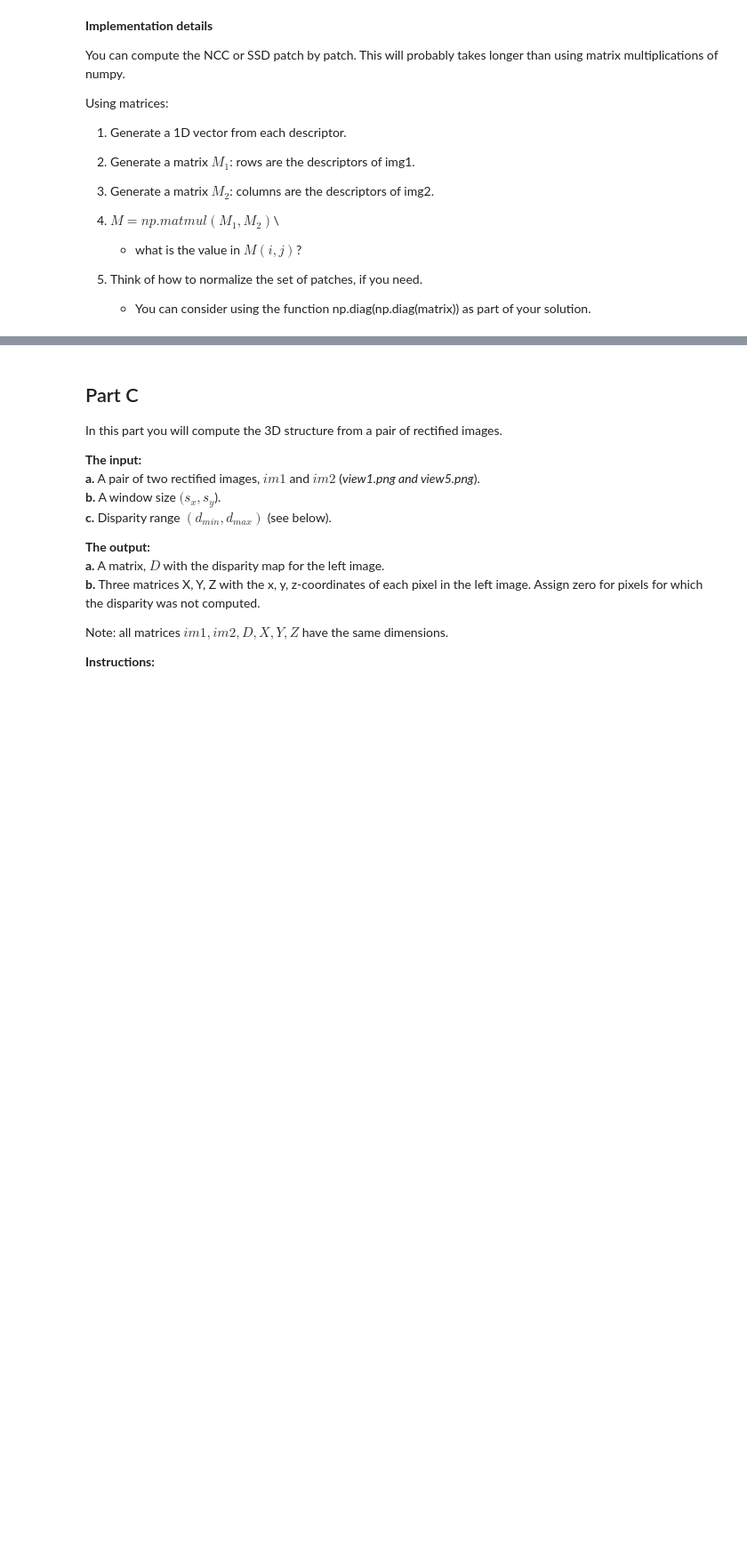
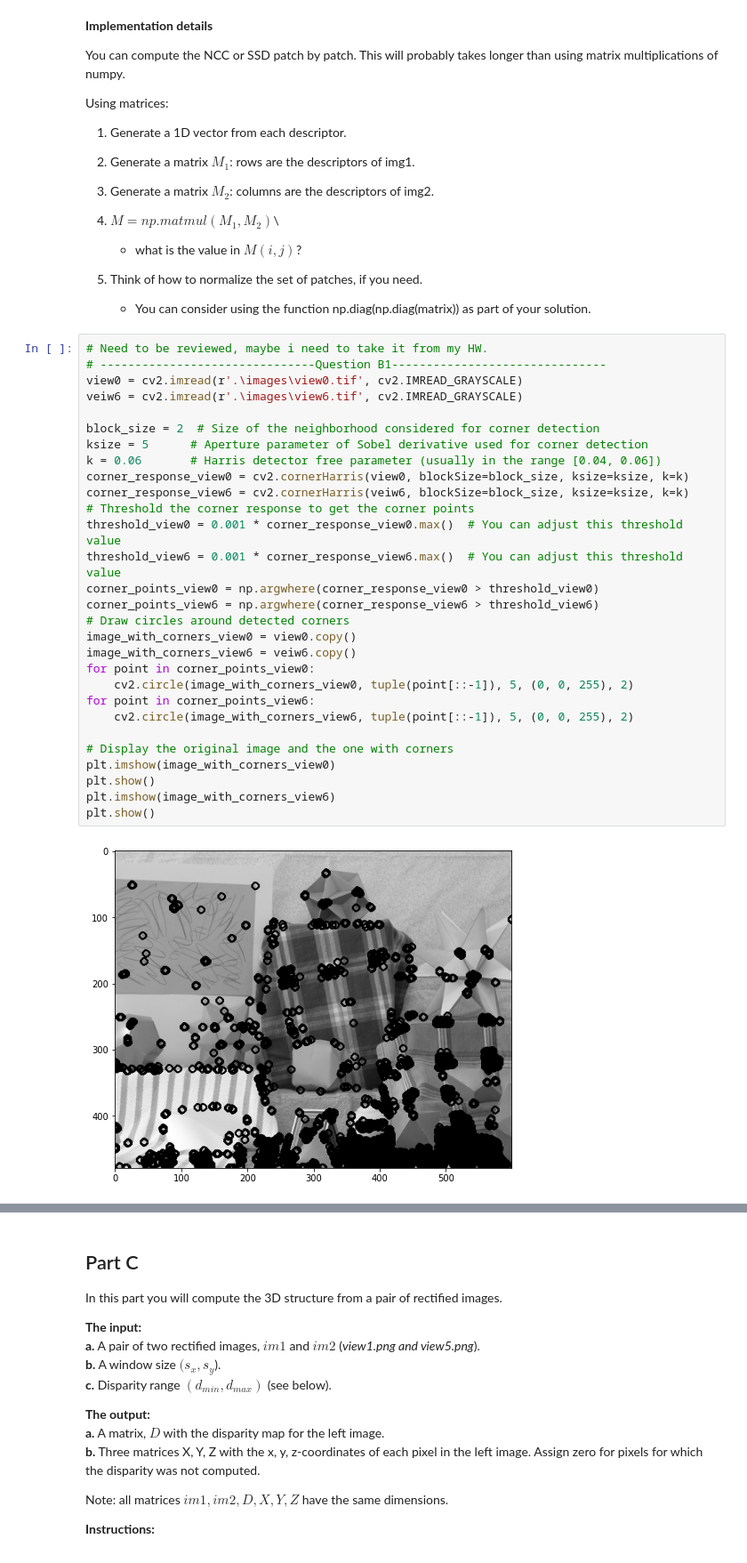
Before and after one commit to YaffeOmer/Computer-Vision-HW2, a Jupyter notebook: hw2.ipynb, the cells around one changed output, grey strips where cells are left out. Shown at 89% size. Cells and saved outputs as stored; diff of their text form; blank space fills up the shorter version.

```diff
--- a/hw2.ipynb
+++ b/hw2.ipynb
@@ -413,3 +398,34 @@ Using matrices:
 
 5. Think of how to normalize the set of patches, if you need.
    * You can consider using the function np.diag(np.diag(matrix)) as part of your solution.
+# %%
+# Need to be reviewed, maybe i need to take it from my HW.
+# -------------------------------Question B1-------------------------------
+view0 = cv2.imread(r'.\images\view0.tif', cv2.IMREAD_GRAYSCALE)
+veiw6 = cv2.imread(r'.\images\view6.tif', cv2.IMREAD_GRAYSCALE)
+
+block_size = 2  # Size of the neighborhood considered for corner detection
+ksize = 5      # Aperture parameter of Sobel derivative used for corner detection
+k = 0.06       # Harris detector free parameter (usually in the range [0.04, 0.06])
+corner_response_view0 = cv2.cornerHarris(view0, blockSize=block_size, ksize=ksize, k=k)
+corner_response_view6 = cv2.cornerHarris(veiw6, blockSize=block_size, ksize=ksize, k=k)
+# Threshold the corner response to get the corner points
+threshold_view0 = 0.001 * corner_response_view0.max()  # You can adjust this threshold value
+threshold_view6 = 0.001 * corner_response_view6.max()  # You can adjust this threshold value
+corner_points_view0 = np.argwhere(corner_response_view0 > threshold_view0)
+corner_points_view6 = np.argwhere(corner_response_view6 > threshold_view6)
+# Draw circles around detected corners
+image_with_corners_view0 = view0.copy()
+image_with_corners_view6 = veiw6.copy()
+for point in corner_points_view0:
+    cv2.circle(image_with_corners_view0, tuple(point[::-1]), 5, (0, 0, 255), 2)
+for point in corner_points_view6:
+    cv2.circle(image_with_corners_view6, tuple(point[::-1]), 5, (0, 0, 255), 2)
+
+# Display the original image and the one with corners
+plt.imshow(image_with_corners_view0)
+plt.show()
+plt.imshow(image_with_corners_view6)
+plt.show()
+# %% [output]
+[figure, added]
```
Also changed, not shown: parts of 5 cells of this notebook.
